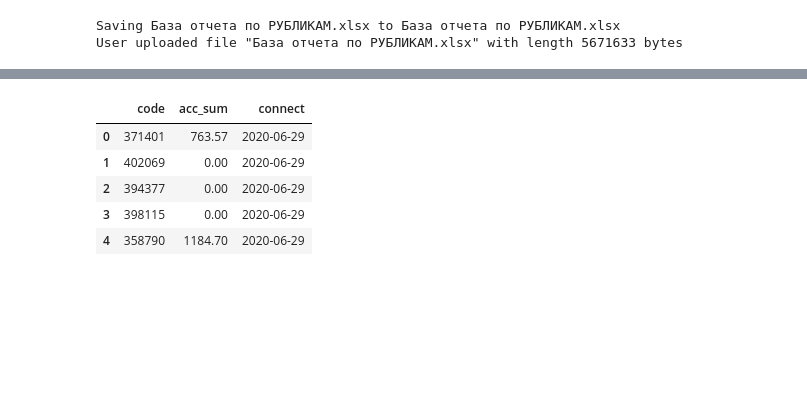
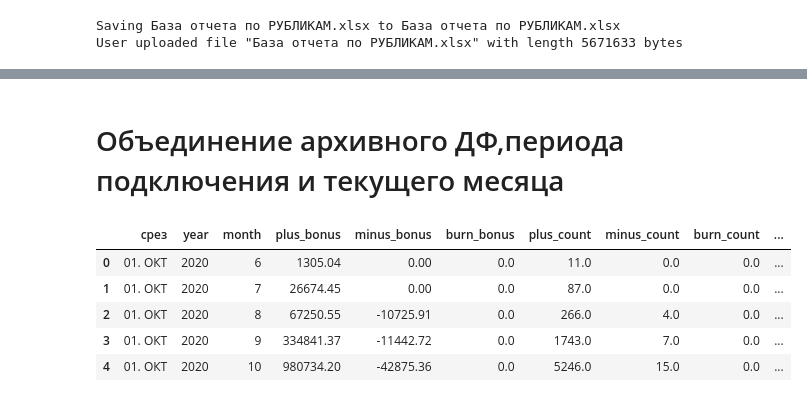
Before and after one commit to BPMvrn/Work_OM_public, a Jupyter notebook: Рублики.ipynb, the cells around one changed output, grey strips where cells are left out. Cells and saved outputs as stored; diff of their text form; code cells hidden in the pictures; blank space fills up the shorter version.

```diff
--- a/Рублики.ipynb
+++ b/Рублики.ipynb
@@ -72,0 +134,8 @@ df.head()
+# %%
+programm_join910 = df\
+              .query('year>0 and (status2=="09. Крупный" or status2=="10. Vip&Key")')\
+              .groupby(['status2', 'year', 'month'], as_index=False)\
+              .agg({'code':'count'})\
+              .rename(columns={"status2":"срез", "code":"programm_join"}) #не учитываются бонусы на счетах у отключенных от ПЛ клиентов
+# %%
+programm_join = pd.concat([programm_join1, programm_join2_4, programm_join5, programm_join910], axis=0, ignore_index=True)
@@ -73,9 +226,15 @@ df.head()
+# %% [markdown]
+# Объединение архивного ДФ,периода подключения и текущего месяца
+# %%
+arch_total1= pd.read_excel('/content/drive/MyDrive/work/Archive_dataframe_bonus.xlsx')
+# %%
+full_base = pd.merge(arch_total1, programm_join, how='outer')
 # %%
-dic.head()
+full_base.head()
 # %% [output]
-|  | code | acc_sum | connect |
-| 0 | 371401 | 763.57 | 2020-06-29 |
-| 1 | 402069 | 0.00 | 2020-06-29 |
-| 2 | 394377 | 0.00 | 2020-06-29 |
-| 3 | 398115 | 0.00 | 2020-06-29 |
-| 4 | 358790 | 1184.70 | 2020-06-29 |
+|  | срез | year | month | plus_bonus | minus_bonus | burn_bonus | plus_count | minus_count | burn_count | ... |
+| 0 | 01. ОКТ | 2020 | 6 | 1305.04 | 0.00 | 0.0 | 11.0 | 0.0 | 0.0 | ... |
+| 1 | 01. ОКТ | 2020 | 7 | 26674.45 | 0.00 | 0.0 | 87.0 | 0.0 | 0.0 | ... |
+| 2 | 01. ОКТ | 2020 | 8 | 67250.55 | -10725.91 | 0.0 | 266.0 | 4.0 | 0.0 | ... |
+| 3 | 01. ОКТ | 2020 | 9 | 334841.37 | -11442.72 | 0.0 | 1743.0 | 7.0 | 0.0 | ... |
+| 4 | 01. ОКТ | 2020 | 10 | 980734.20 | -42875.36 | 0.0 | 5246.0 | 15.0 | 0.0 | ... |
```
Also changed, not shown: parts of 30 cells of this notebook.
